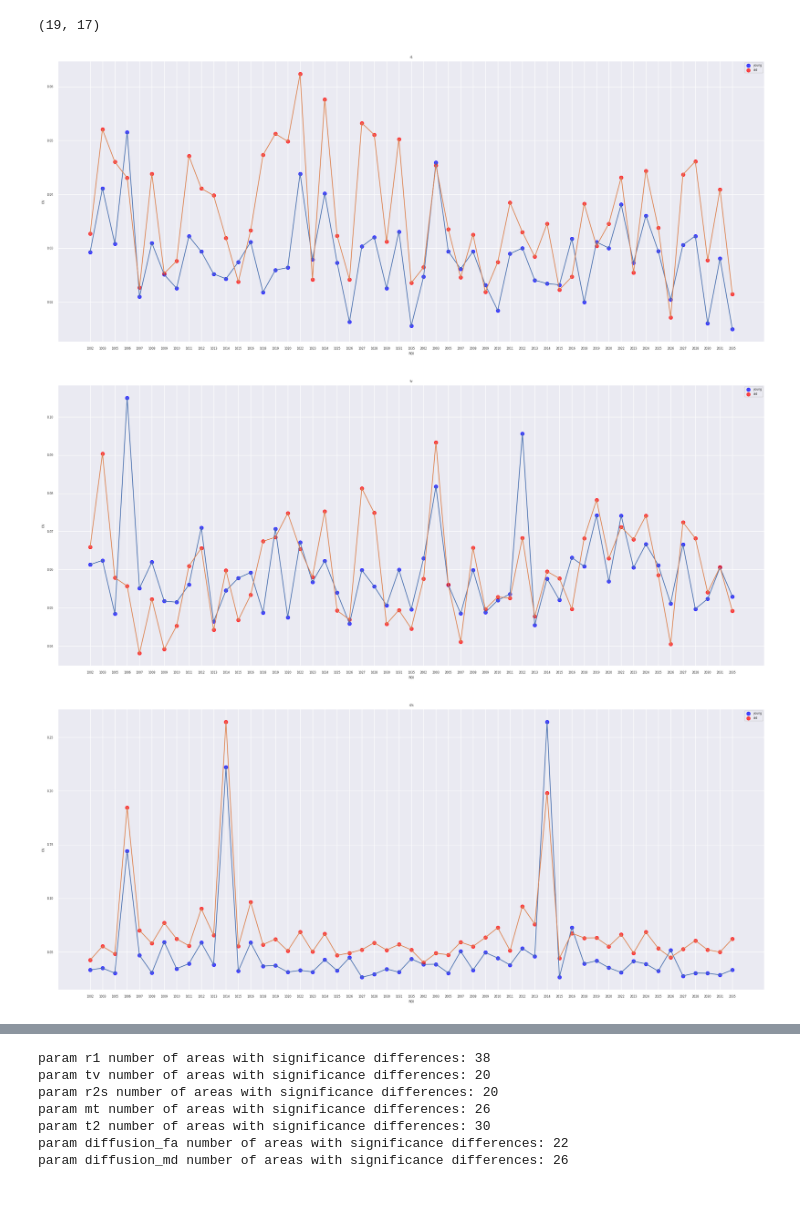
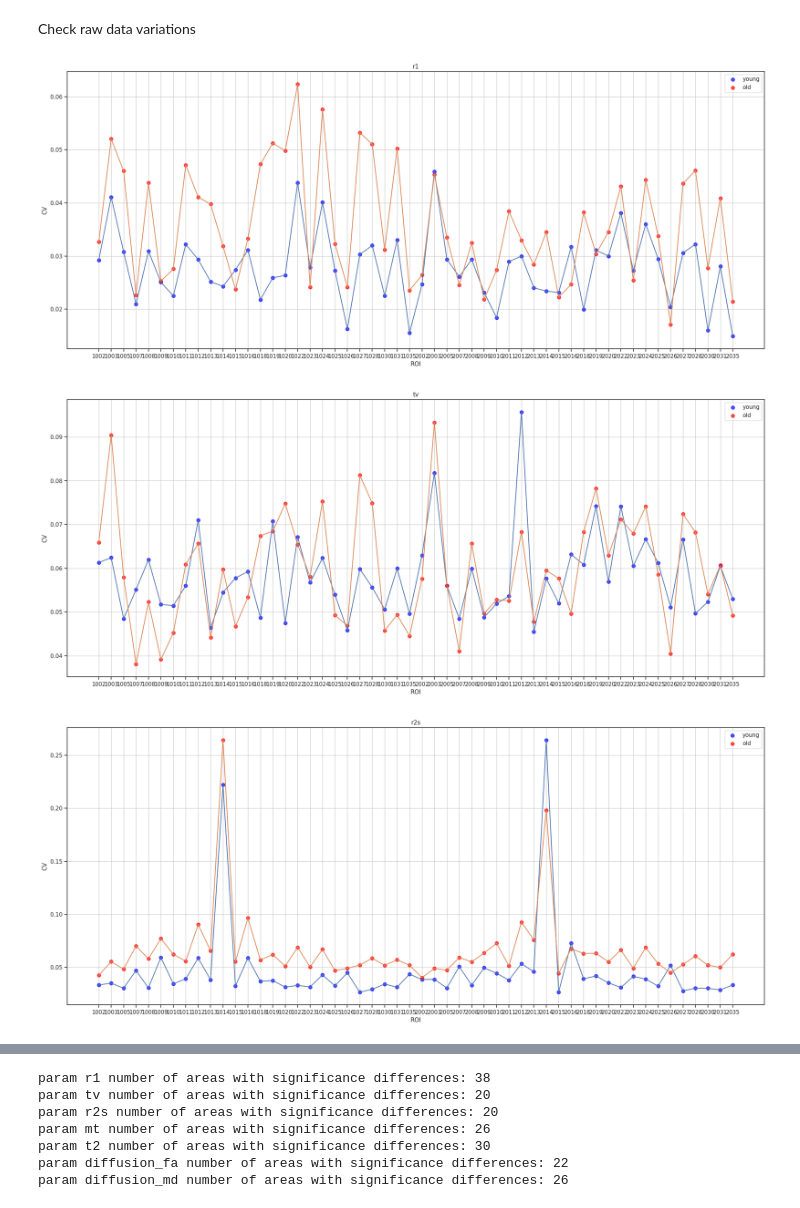
Before and after one commit to NivAm12/qMRI_Analyzer, a Jupyter notebook: analyze_data.ipynb, the cells around one changed output, grey strips where cells are left out. Saved outputs shown, nothing was run; the diff lists cells and outputs as text; code cells hidden in the pictures.

```diff
--- a/analyze_data.ipynb
+++ b/analyze_data.ipynb
@@ -17,4 +21,10 @@ params_to_work_with = constants.ALL_PARAMS
 # %%
-subjects_raw_data = DataProcessor(raw_data_path, chosen_rois_dict, chosen_rois_dict).get_data_proccessed()
-analyzed_data = StatisticsWrapper.calc_mean_per_subject_per_parameter_per_ROI(subjects_raw_data, params_to_work_with)
-chosen_data = StatisticsWrapper.chose_relevant_data(analyzed_data, chosen_rois_dict, params_to_work_with, params_to_work_with)
+def load_data(data_path):
+    subjects_raw_data = DataProcessor(data_path, chosen_rois_dict, chosen_rois_dict).get_data_proccessed()
+    analyzed_data = StatisticsWrapper.calc_mean_per_subject_per_parameter_per_ROI(subjects_raw_data, params_to_work_with)
+    chosen_data = StatisticsWrapper.chose_relevant_data(analyzed_data, chosen_rois_dict, params_to_work_with, params_to_work_with)
+
+    group_a_name, group_b_name, col_divider, threshold = constants.YOUNG, constants.OLD, 'Age', constants.AGE_THRESHOLD
+    young_subjects, old_subjects = StatisticsWrapper.seperate_data_to_two_groups(chosen_data, col_divider, threshold)
+
+    return chosen_data, young_subjects, old_subjects
@@ -72,7 +30,0 @@ def extract_outliers(data, param):
-# %%
-group_a_name, group_b_name, col_divider, threshold = constants.YOUNG, constants.OLD, 'Age', constants.AGE_THRESHOLD
-young_subjects, old_subjects = StatisticsWrapper.seperate_data_to_two_groups(chosen_data, col_divider, threshold)
-
-young_subjects.subjects.nunique(), old_subjects.subjects.nunique()
-# %% [output]
-(19, 17)
@@ -120,9 +31,14 @@ def calculate_cv_for_subjects(data_groups, group_by_param, params, x_axis, use_r
+# %%
+chosen_data_raw, young_subjects_raw, old_subjects_raw = load_data(constants.PATH_TO_CORTEX_all_params_raw)
+chosen_data_z_score, young_subjects_z_score, old_subjects_z_score = load_data(constants.PATH_TO_CORTEX_all_params_z_score)
+# %% [markdown]
+Check raw data variations
 # %%
 group_by_param = 'ROI'
 x_axis = 'ROI'
-data_groups = [(young_subjects, 'blue', 'young'), (old_subjects, 'red', 'old')]
-calculate_cv_for_subjects(data_groups, group_by_param, params_to_work_with, x_axis, use_reg=False, fig_size=(25, 10), connect_scatter=True)
+data_groups = [(young_subjects_raw, 'blue', 'young'), (old_subjects_raw, 'red', 'old')]
+StatisticsWrapper.calculate_cv_for_subjects(data_groups, group_by_param, params_to_work_with, x_axis, use_reg=False, fig_size=(25, 10), connect_scatter=True)
 # %% [output]
-[figure, old version]
+[figure, new version]
-[figure, old version]
+[figure, new version]
-[figure, old version]
+[figure, new version]
```
Also changed, not shown: parts of 28 cells of this notebook, 2 other files.
